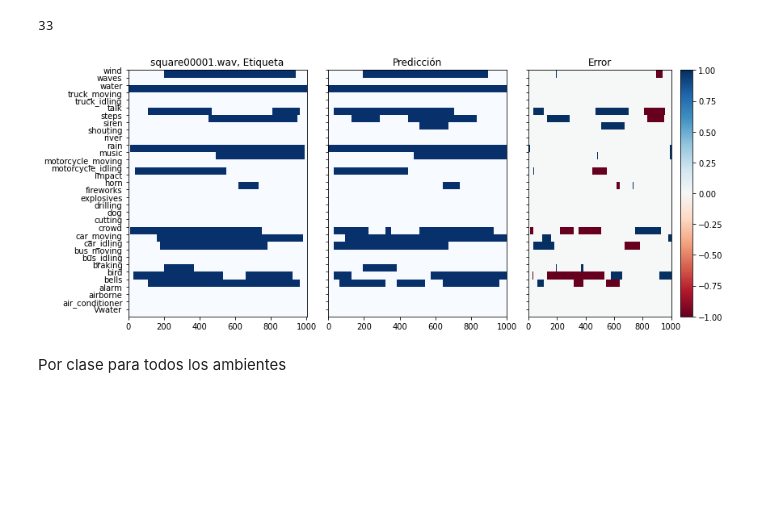
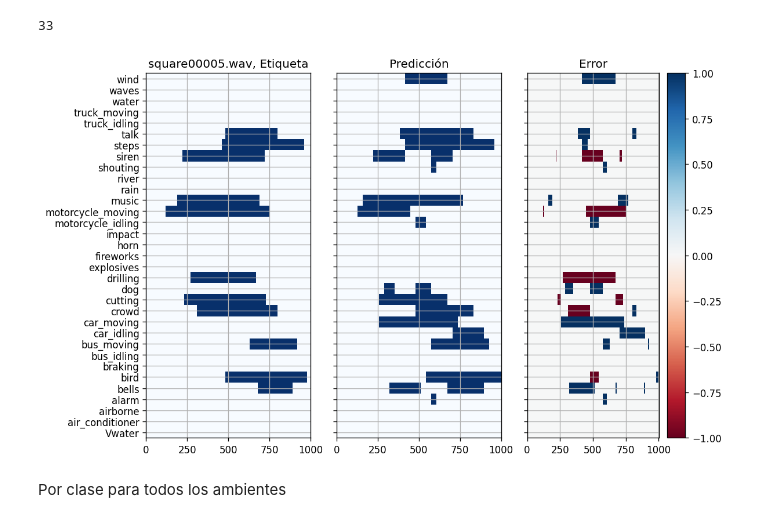
Before and after one commit to FUSA-ROADS/fusa-net-experiments, a Jupyter notebook: notebooks/metrics.ipynb, the cells around one changed output. Saved outputs shown, nothing was run; the diff lists cells and outputs as text; code cells hidden in the pictures; blank space fills up the shorter version.

```diff
--- a/notebooks/metrics.ipynb
+++ b/notebooks/metrics.ipynb
@@ -24,24 +24,27 @@ len(dataset.categories)
 # %%
 def plot_file_prediction(file_idx: int, th: float=None):
     pred = model.forward(fusa_dataset[file_idx])[0].T.detach().numpy()
     if th is not None:
         pred = pred > th
     label = fusa_dataset[file_idx]['label'].T.numpy()
-    fig, ax = plt.subplots(1, 3, figsize=(12, 5), facecolor='w',
+    fig, ax = plt.subplots(1, 3, figsize=(10, 6), facecolor='w', dpi=120,
                            tight_layout=True, sharex=True, sharey=True)
     ax[0].pcolormesh(label, cmap=plt.cm.Blues, vmin=0, vmax=1)
     ax[0].set_title(f"{fusa_dataset[file_idx]['filename']}, Etiqueta")
     ax[1].pcolormesh(pred, cmap=plt.cm.Blues, vmin=0, vmax=1)
     ax[1].set_title('Predicción')
     cmap = ax[2].pcolormesh((pred - label), cmap=plt.cm.RdBu, vmin=-1, vmax=1)
     fig.colorbar(cmap)
     ax[2].set_title('Error')
-    ax[0].set_yticks(range(1, len(categories.values())+1))
+    ax[0].set_yticks(np.arange(0, len(categories.values()), step=1) + 0.5)
     ax[0].set_yticklabels((categories.values()));
+    ax[0].grid()
+    ax[1].grid()
+    ax[2].grid()
 
-plot_file_prediction(0, 0.3)
+plot_file_prediction(4, 0.3)
 # %% [output]
-[figure, old version]
+[figure, new version]
 # %%
 scenarios = {0:'square', 1:'park', 2:'waterfront', 3:'market', 4:'street'}
 th = 0.3
```
Also changed, not shown: parts of 8 cells of this notebook.
